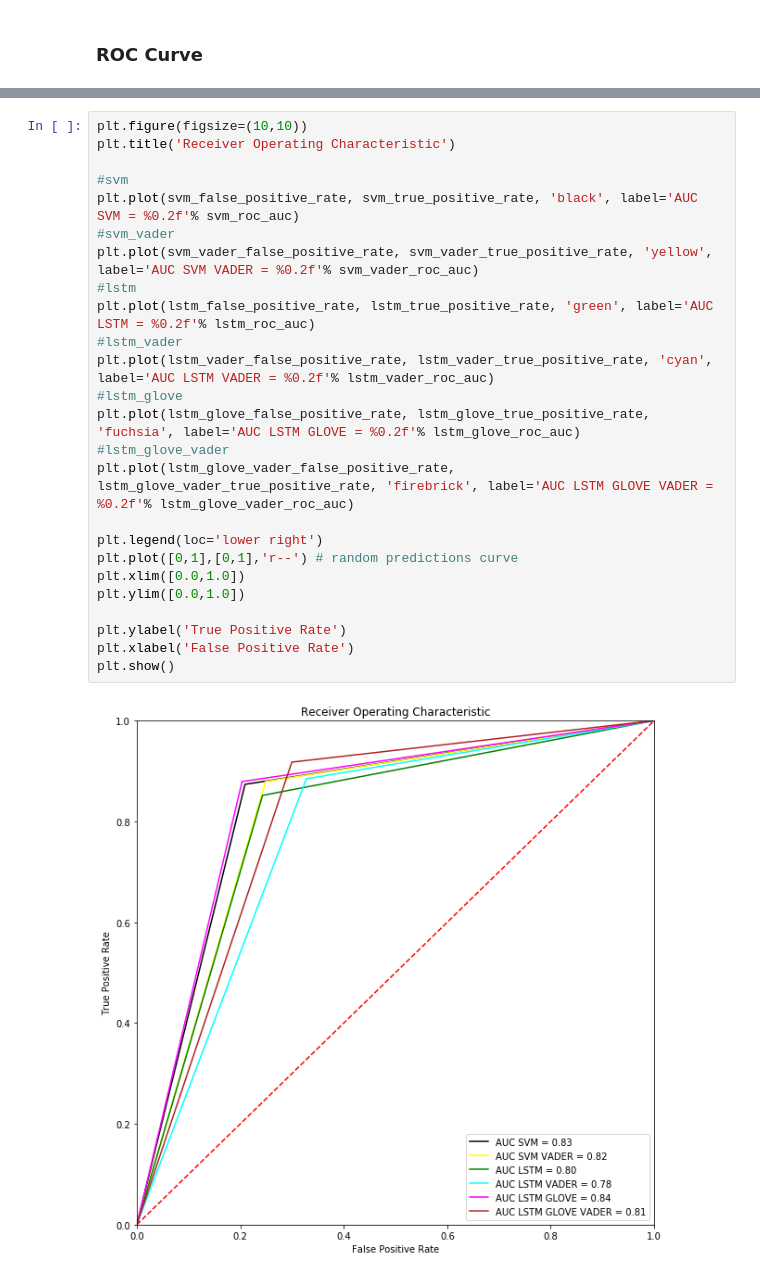
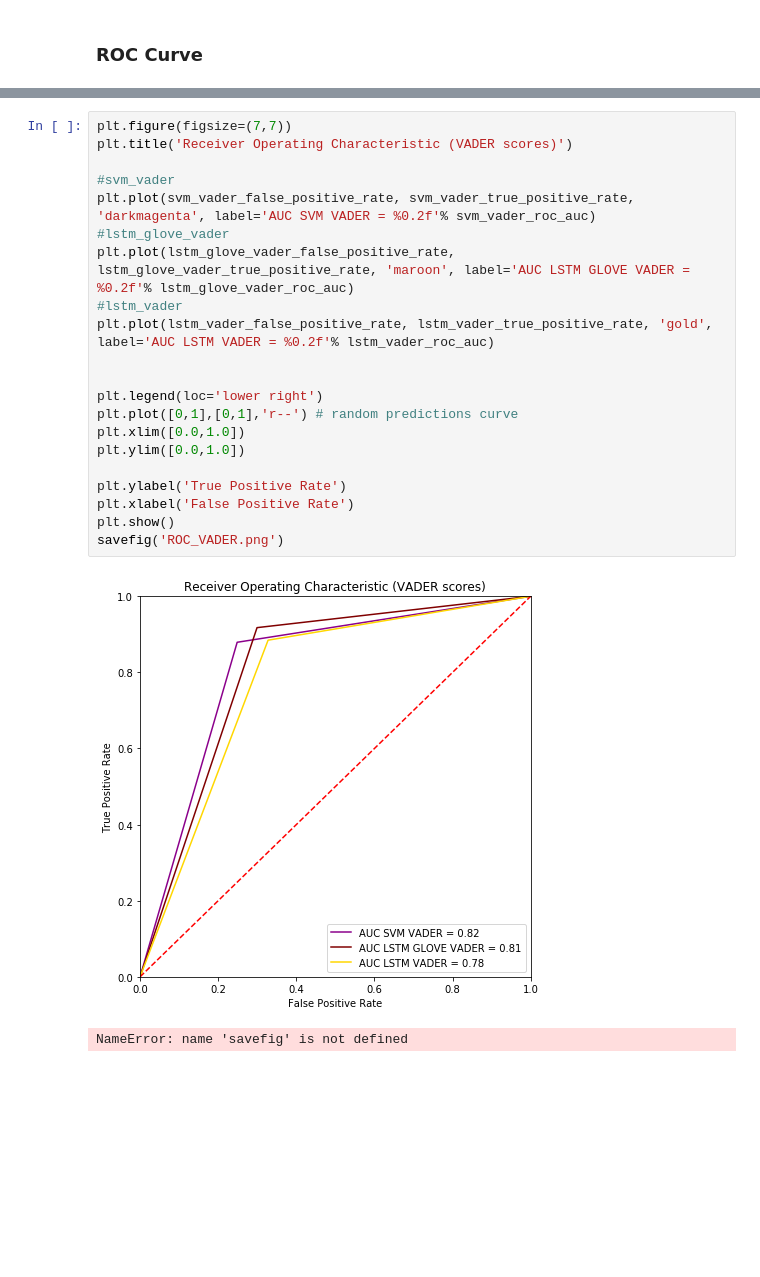
Before and after one commit to federikovi/635AA-TextAnalytics, a Jupyter notebook: 7- LSTM/roc_curves.ipynb, the cells around one changed output, grey strips where cells are left out. Drawn from its saved outputs; the diff is of its cells as text; blank space fills up the shorter version.

```diff
--- a/7- LSTM/roc_curves.ipynb
+++ b/7- LSTM/roc_curves.ipynb
@@ -219,27 +240,24 @@ lstm_glove_vader_roc_auc = auc(lstm_glove_vader_false_positive_rate, lstm_glove_
 # %%
-plt.figure(figsize=(10,10))
-plt.title('Receiver Operating Characteristic')
+plt.figure(figsize=(7,7))
+plt.title('Receiver Operating Characteristic (VADER scores)')
 
-#svm
-plt.plot(svm_false_positive_rate, svm_true_positive_rate, 'black', label='AUC SVM = %0.2f'% svm_roc_auc)
 #svm_vader
-plt.plot(svm_vader_false_positive_rate, svm_vader_true_positive_rate, 'yellow', label='AUC SVM VADER = %0.2f'% svm_vader_roc_auc)
-#lstm
-plt.plot(lstm_false_positive_rate, lstm_true_positive_rate, 'green', label='AUC LSTM = %0.2f'% lstm_roc_auc)
+plt.plot(svm_vader_false_positive_rate, svm_vader_true_positive_rate, 'darkmagenta', label='AUC SVM VADER = %0.2f'% svm_vader_roc_auc)
+#lstm_glove_vader
+plt.plot(lstm_glove_vader_false_positive_rate, lstm_glove_vader_true_positive_rate, 'maroon', label='AUC LSTM GLOVE VADER = %0.2f'% lstm_glove_vader_roc_auc)
 #lstm_vader
-plt.plot(lstm_vader_false_positive_rate, lstm_vader_true_positive_rate, 'cyan', label='AUC LSTM VADER = %0.2f'% lstm_vader_roc_auc)
-#lstm_glove
-plt.plot(lstm_glove_false_positive_rate, lstm_glove_true_positive_rate, 'fuchsia', label='AUC LSTM GLOVE = %0.2f'% lstm_glove_roc_auc)
-#lstm_glove_vader
-plt.plot(lstm_glove_vader_false_positive_rate, lstm_glove_vader_true_positive_rate, 'firebrick', label='AUC LSTM GLOVE VADER = %0.2f'% lstm_glove_vader_roc_auc)
+plt.plot(lstm_vader_false_positive_rate, lstm_vader_true_positive_rate, 'gold', label='AUC LSTM VADER = %0.2f'% lstm_vader_roc_auc)
+
 
 plt.legend(loc='lower right')
 plt.plot([0,1],[0,1],'r--') # random predictions curve
 plt.xlim([0.0,1.0])
 plt.ylim([0.0,1.0])
 
 plt.ylabel('True Positive Rate')
 plt.xlabel('False Positive Rate')
 plt.show()
+savefig('ROC_VADER.png')
 # %% [output]
-[figure, old version]
+[figure, new version]
+NameError: name 'savefig' is not defined
```
Also changed, not shown: parts of 1 cell of this notebook.
